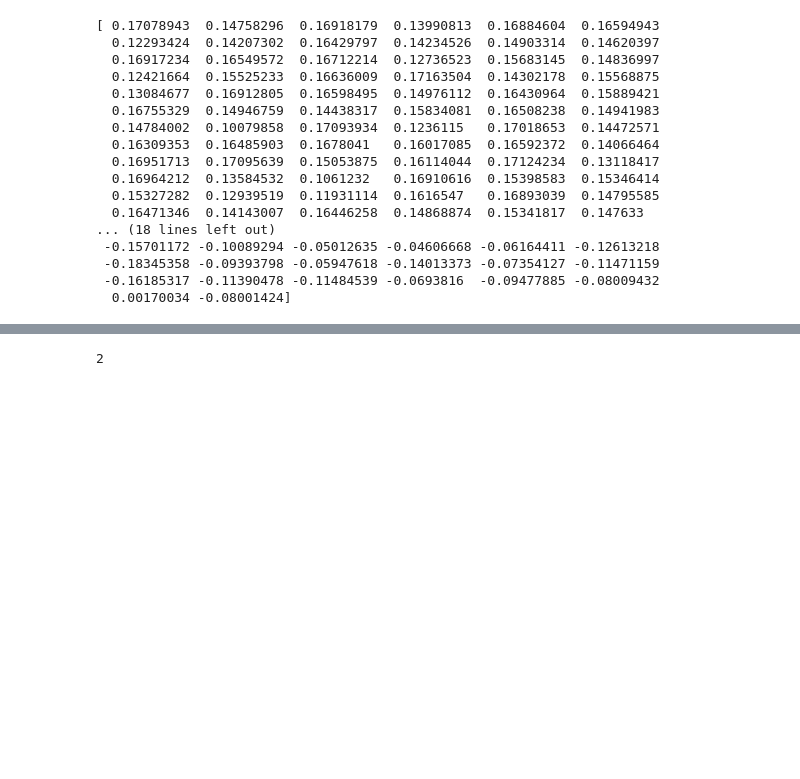
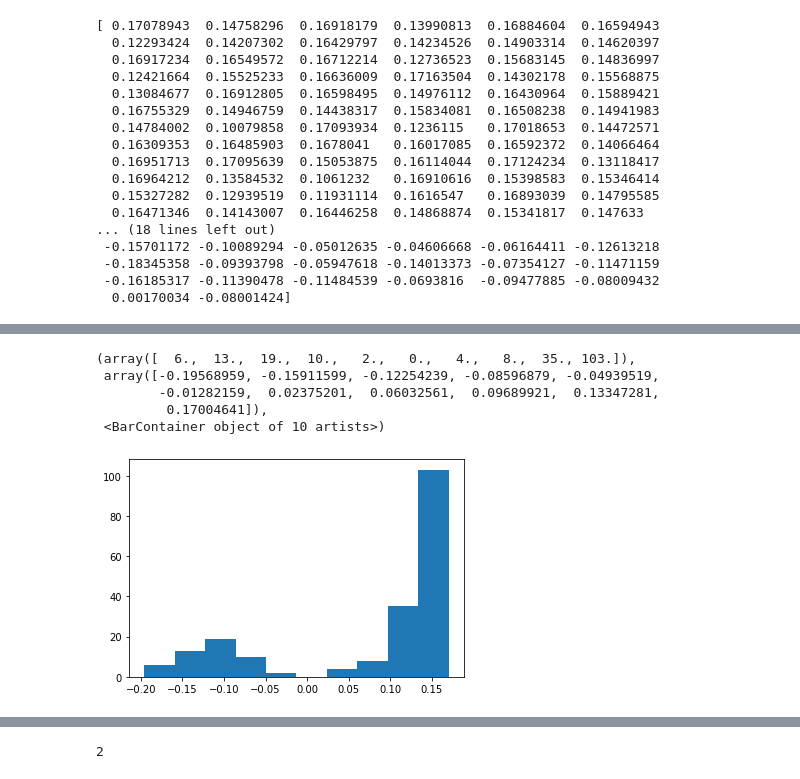
Before and after one commit to anti002/IsolationForestTinyML, a Jupyter notebook: Offline_solution/antonForest.ipynb, the cells around one changed output, grey strips where cells are left out. Cells and saved outputs as stored; diff of their text form; code cells hidden in the pictures; blank space fills up the shorter version.

```diff
--- a/Offline_solution/antonForest.ipynb
+++ b/Offline_solution/antonForest.ipynb
@@ -301 +319,10 @@ print(scores_pred_lib)
+# %%
+plt.hist(scores_pred)
+# %% [output]
+(array([  6.,  13.,  19.,  10.,   2.,   0.,   4.,   8.,  35., 103.]),
+ array([-0.19568959, -0.15911599, -0.12254239, -0.08596879, -0.04939519,
+        -0.01282159,  0.02375201,  0.06032561,  0.09689921,  0.13347281,
+         0.17004641]),
+ <BarContainer object of 10 artists>)
+[figure, added]
 # %%
```
Also changed, not shown: parts of 8 cells of this notebook, 11 other files.
